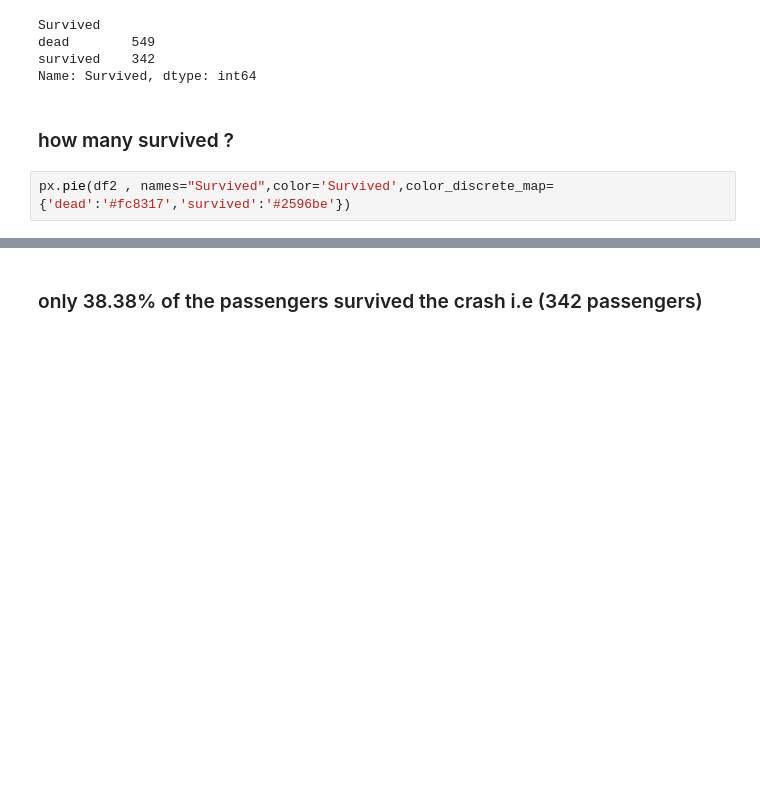
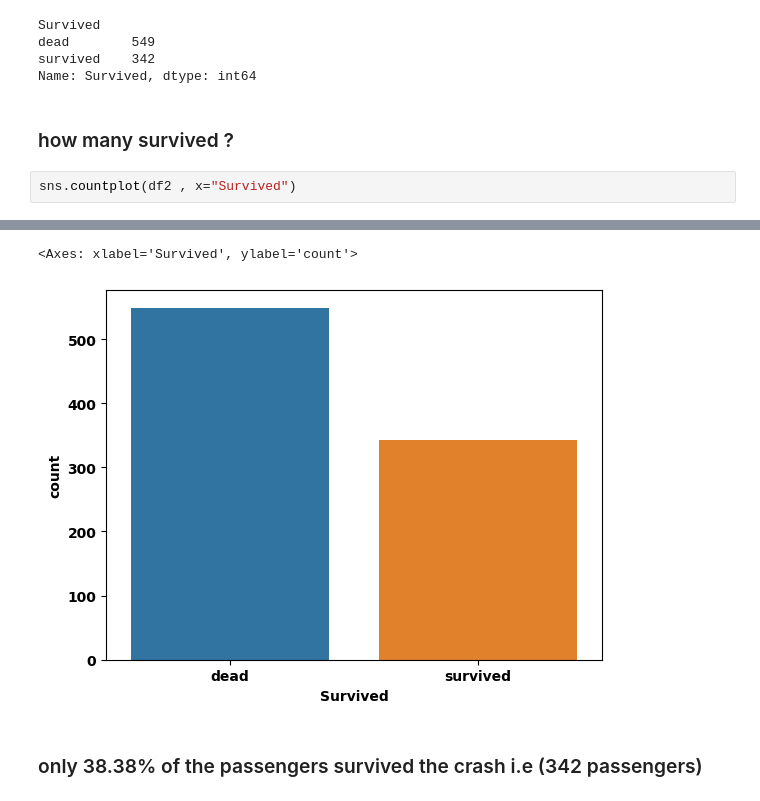
Before and after one commit to Eid0sama/Titanic, a Jupyter notebook: Titanic.ipynb, the cells around one changed output, grey strips where cells are left out. Cells and saved outputs as stored; diff of their text form; blank space fills up the shorter version.

```diff
--- a/Titanic.ipynb
+++ b/Titanic.ipynb
@@ -188,5 +208,5 @@ Name: Survived, dtype: int64
 # %% [markdown]
 ### how many survived ?
 # %%
-px.pie(df2 , names="Survived",color='Survived',color_discrete_map={'dead':'#fc8317','survived':'#2596be'})
+sns.countplot(df2 , x="Survived")
 # %% [output]
@@ -194,3 +213,5 @@ px.pie(df2 , names="Survived",color='Survived',color_discrete_map={'dead':'#fc83
+<Axes: xlabel='Survived', ylabel='count'>
+[figure, added]
 # %% [markdown]
 ### only 38.38% of the passengers survived the crash i.e (342 passengers)
 # %% [markdown]
```
Also changed, not shown: parts of 8 cells of this notebook.
